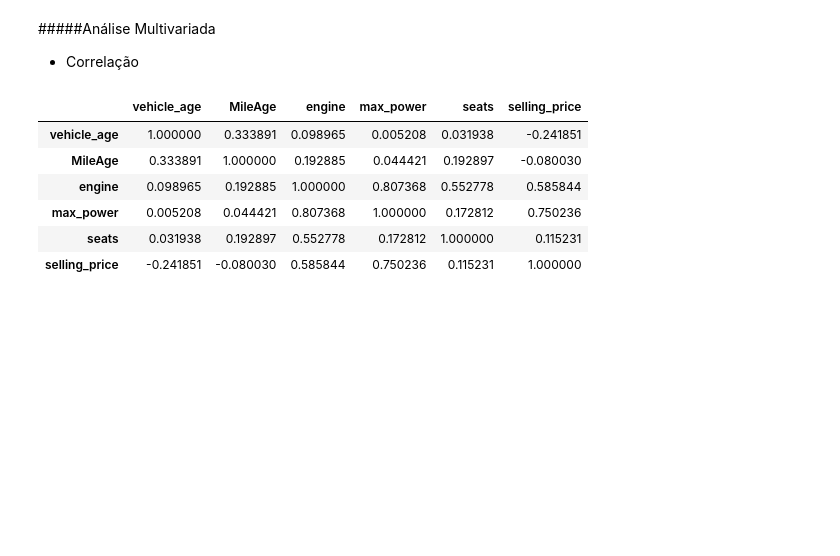
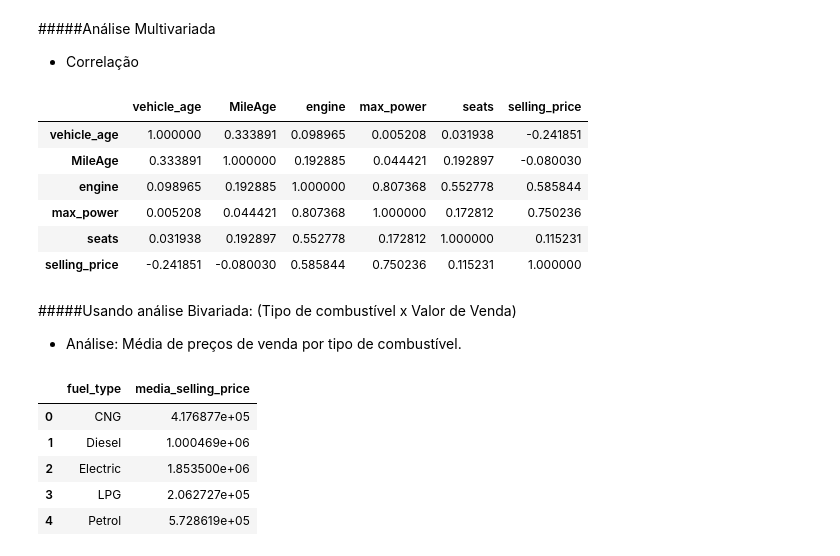
Before and after one commit to vitorjensen/Python_para_Dados, a Jupyter notebook: Projetos/Análise Exploratória de Carros/Análise_Exploratória_de_Carros.ipynb, the cells around one changed output. Drawn from its saved outputs; the diff is of its cells as text; code cells hidden in the pictures; blank space fills up the shorter version.

Commit message:
Acrescentando Análise Bivariada

```diff
--- a/Projetos/Análise Exploratória de Carros/Análise_Exploratória_de_Carros.ipynb
+++ b/Projetos/Análise Exploratória de Carros/Análise_Exploratória_de_Carros.ipynb
@@ -256,3 +256,18 @@ df[numeric_features].corr()
 plt.figure(figsize=(15,10))
 sns.heatmap(df[numeric_features].corr(), cmap='CMRmap', annot=True)
 plt.show()
+# %% [markdown]
+#####Usando análise Bivariada: (Tipo de combustível x Valor de Venda)
+  - Análise: Média de preços de venda por tipo de combustível.
+# %%
+#Agrupando e Calculando a média por tipo de combustível.
+media_por_combustivel = (df.groupby("fuel_type")["selling_price"].mean().reset_index())
+media_por_combustivel.columns = ["fuel_type", "media_selling_price"]
+media_por_combustivel
+# %% [output]
+|  | fuel_type | media_selling_price |
+| 0 | CNG | 4.176877e+05 |
+| 1 | Diesel | 1.000469e+06 |
+| 2 | Electric | 1.853500e+06 |
+| 3 | LPG | 2.062727e+05 |
+| 4 | Petrol | 5.728619e+05 |
```
Also changed, not shown: parts of 4 cells of this notebook.
